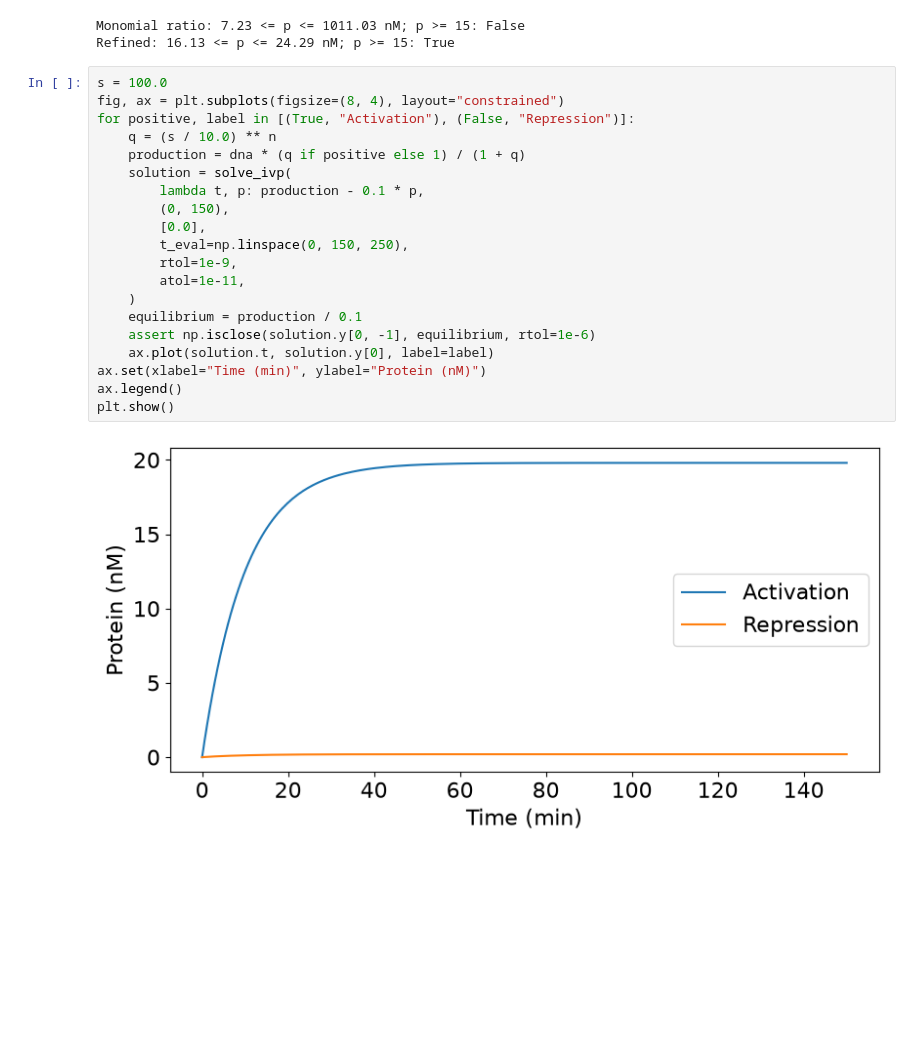
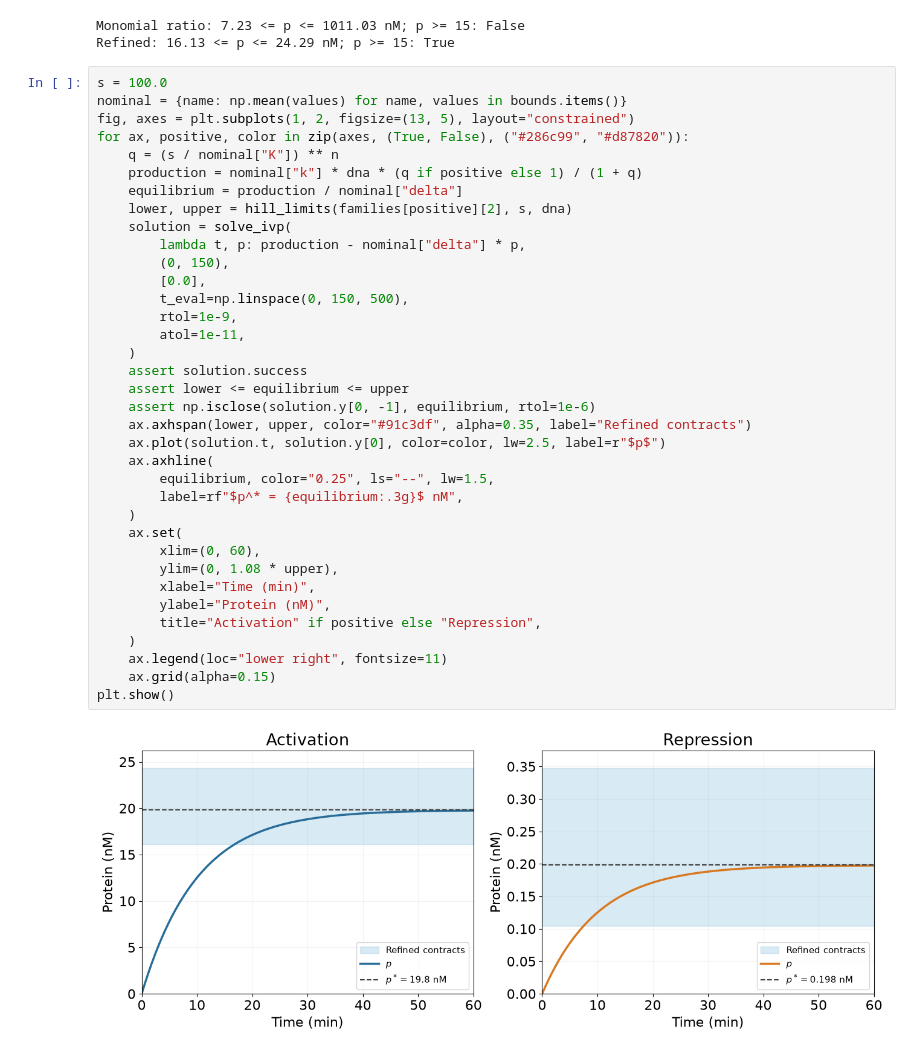
Before and after one commit to ctsd-lab/biospeak, a Jupyter notebook: examples/canonical/single_protein_expression.ipynb, the cells around one changed output. Cells and saved outputs as stored; diff of their text form; blank space fills up the shorter version.

```diff
--- a/examples/canonical/single_protein_expression.ipynb
+++ b/examples/canonical/single_protein_expression.ipynb
@@ -121,23 +121,39 @@ Monomial ratio: 7.23 <= p <= 1011.03 nM; p >= 15: False
 Refined: 16.13 <= p <= 24.29 nM; p >= 15: True
 # %%
 s = 100.0
-fig, ax = plt.subplots(figsize=(8, 4), layout="constrained")
-for positive, label in [(True, "Activation"), (False, "Repression")]:
-    q = (s / 10.0) ** n
-    production = dna * (q if positive else 1) / (1 + q)
+nominal = {name: np.mean(values) for name, values in bounds.items()}
+fig, axes = plt.subplots(1, 2, figsize=(13, 5), layout="constrained")
+for ax, positive, color in zip(axes, (True, False), ("#286c99", "#d87820")):
+    q = (s / nominal["K"]) ** n
+    production = nominal["k"] * dna * (q if positive else 1) / (1 + q)
+    equilibrium = production / nominal["delta"]
+    lower, upper = hill_limits(families[positive][2], s, dna)
     solution = solve_ivp(
-        lambda t, p: production - 0.1 * p,
+        lambda t, p: production - nominal["delta"] * p,
         (0, 150),
         [0.0],
-        t_eval=np.linspace(0, 150, 250),
+        t_eval=np.linspace(0, 150, 500),
         rtol=1e-9,
         atol=1e-11,
     )
-    equilibrium = production / 0.1
+    assert solution.success
+    assert lower <= equilibrium <= upper
     assert np.isclose(solution.y[0, -1], equilibrium, rtol=1e-6)
-    ax.plot(solution.t, solution.y[0], label=label)
-ax.set(xlabel="Time (min)", ylabel="Protein (nM)")
-ax.legend()
+    ax.axhspan(lower, upper, color="#91c3df", alpha=0.35, label="Refined contracts")
+    ax.plot(solution.t, solution.y[0], color=color, lw=2.5, label=r"$p$")
+    ax.axhline(
+        equilibrium, color="0.25", ls="--", lw=1.5,
+        label=rf"$p^* = {equilibrium:.3g}$ nM",
+    )
+    ax.set(
+        xlim=(0, 60),
+        ylim=(0, 1.08 * upper),
+        xlabel="Time (min)",
+        ylabel="Protein (nM)",
+        title="Activation" if positive else "Repression",
+    )
+    ax.legend(loc="lower right", fontsize=11)
+    ax.grid(alpha=0.15)
 plt.show()
 # %% [output]
-[figure, old version]
+[figure, new version]
```
Also changed, not shown: parts of 1 cell of this notebook, 3 other files.
